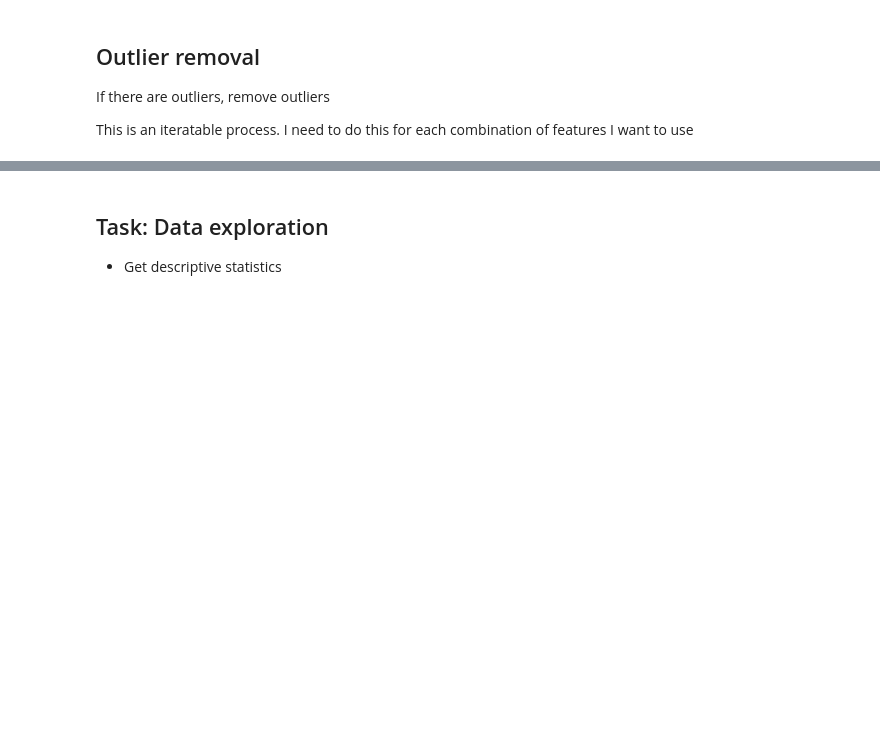
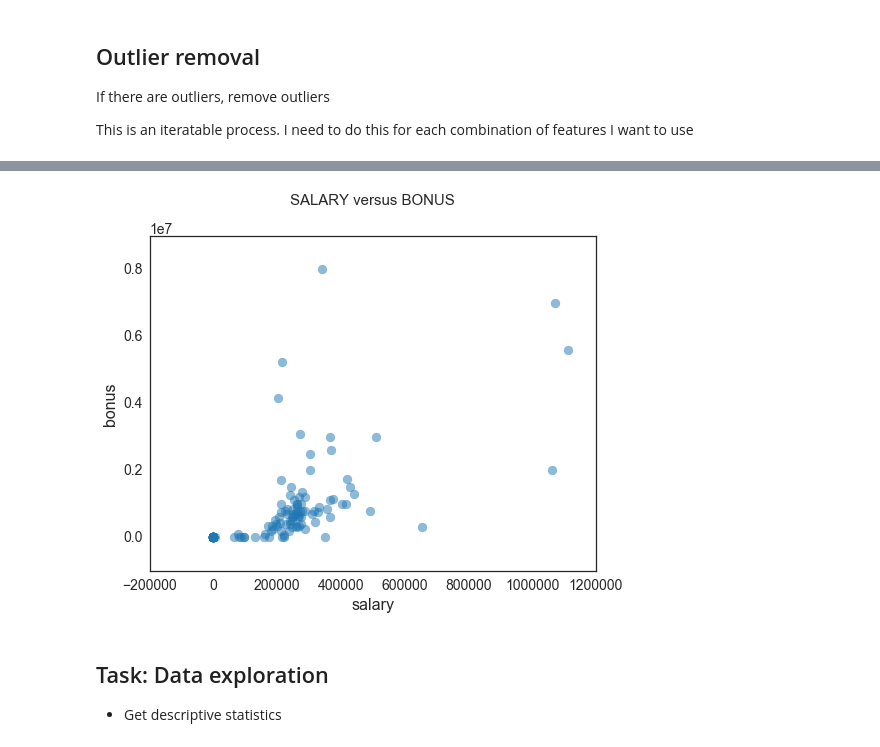
Before and after one commit to omoju/identifyFraudFromEnronEmail, a Jupyter notebook: IdentifyFraudFromEnronEmail.ipynb, the cells around one changed output, grey strips where cells are left out. Drawn from its saved outputs; the diff is of its cells as text; code cells hidden in the pictures; blank space fills up the shorter version.

```diff
--- a/IdentifyFraudFromEnronEmail.ipynb
+++ b/IdentifyFraudFromEnronEmail.ipynb
@@ -218,3 +227,7 @@ BHATNAGAR SANJAY    restricted_stock is     -2604490
+# %%
+
+df = df.drop(104)
+df = df.reset_index(drop=True)
 # %%
 # Remove the source of the outlier
 
@@ -237,3 +265,7 @@ data = compareTwoFeatures('salary', 'bonus', data_dict, "SALARY versus BONUS cle
+# %%
+compareTwoFeatures('salary', 'bonus', df)
+# %% [output]
+[figure, added]
 # %% [markdown]
 ## Task: Data exploration
 - Get descriptive statistics
```
Also changed, not shown: parts of 24 cells of this notebook, 1 other file.
